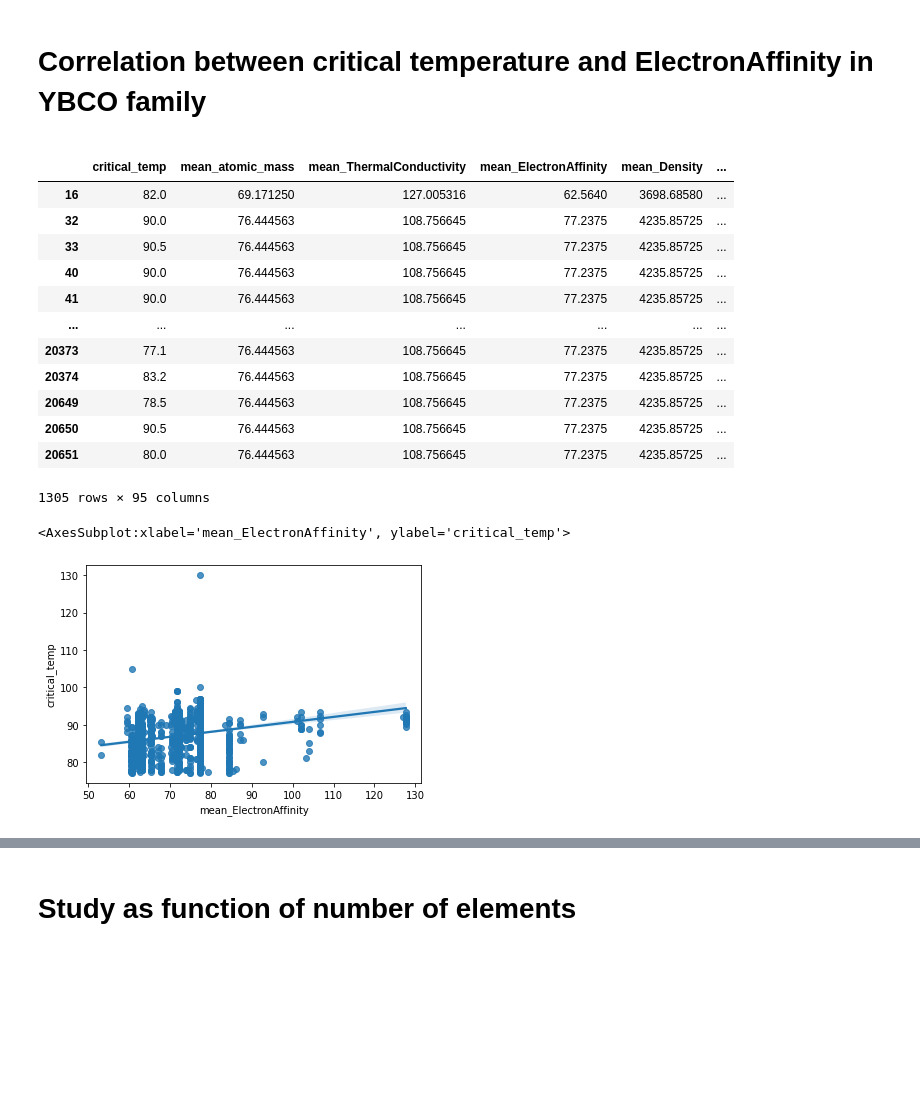
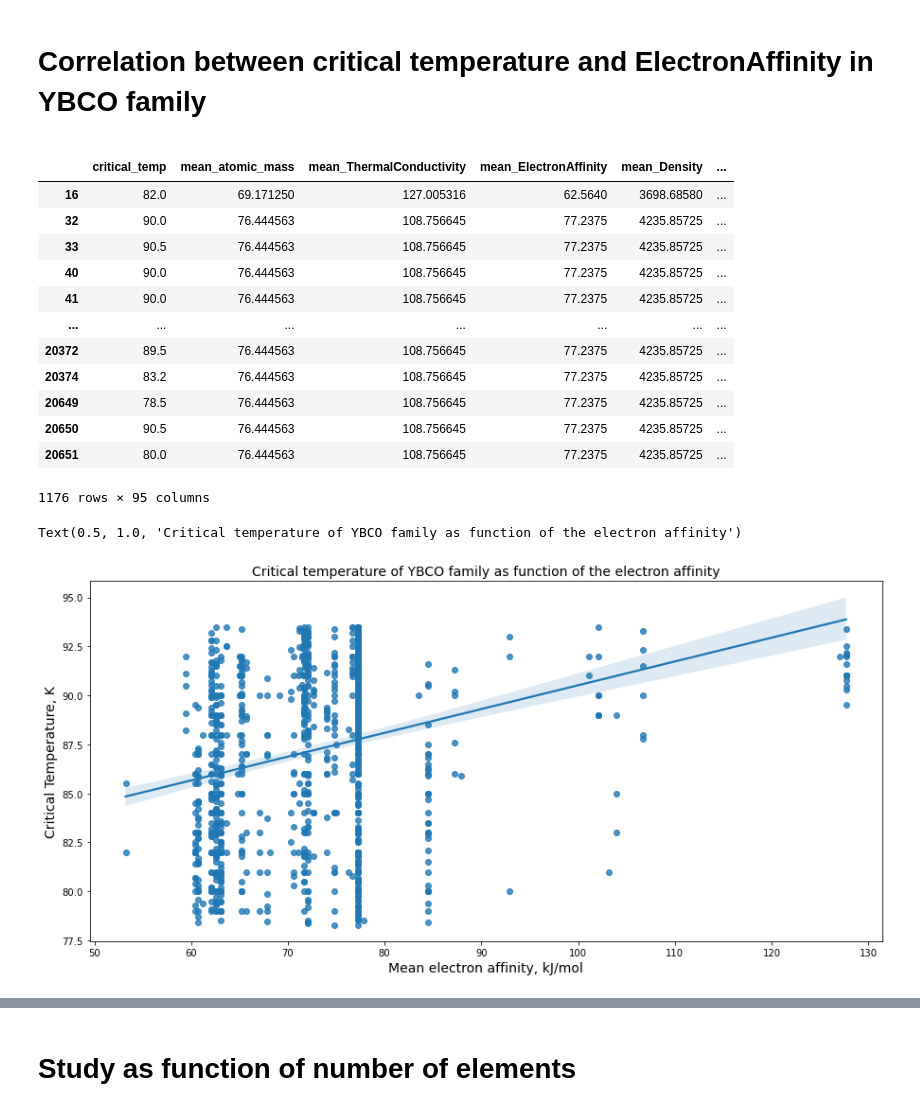
Before and after one commit to JoseBCN91/ITACADEMY-, a Jupyter notebook: Sprint5/hipotesis_testing/T05 M01.ipynb, the cells around one changed output, grey strips where cells are left out. Cells and saved outputs as stored; diff of their text form; code cells hidden in the pictures; blank space fills up the shorter version.

```diff
--- a/Sprint5/hipotesis_testing/T05 M01.ipynb
+++ b/Sprint5/hipotesis_testing/T05 M01.ipynb
@@ -299,0 +336,3 @@ Iron_family[['critical_temp','material']].sort_values(by=['critical_temp'])
+# %%
+#Removing outliers of HTS:
+YBCO=YBCO[YBCO['critical_temp'].between(YBCO['critical_temp'].quantile(.05), YBCO['critical_temp'].quantile(.95))]
@@ -367,17 +425,21 @@ YBCO
 | 40 | 90.0 | 76.444563 | 108.756645 | 77.2375 | 4235.85725 | ... |
 | 41 | 90.0 | 76.444563 | 108.756645 | 77.2375 | 4235.85725 | ... |
 | ... | ... | ... | ... | ... | ... | ... |
-| 20373 | 77.1 | 76.444563 | 108.756645 | 77.2375 | 4235.85725 | ... |
+| 20372 | 89.5 | 76.444563 | 108.756645 | 77.2375 | 4235.85725 | ... |
 | 20374 | 83.2 | 76.444563 | 108.756645 | 77.2375 | 4235.85725 | ... |
 | 20649 | 78.5 | 76.444563 | 108.756645 | 77.2375 | 4235.85725 | ... |
 | 20650 | 90.5 | 76.444563 | 108.756645 | 77.2375 | 4235.85725 | ... |
 | 20651 | 80.0 | 76.444563 | 108.756645 | 77.2375 | 4235.85725 | ... |
-1305 rows × 95 columns
+1176 rows × 95 columns
 # %%
+fig, axs = plt.subplots(nrows=1, ncols=1, figsize=(15,7))
 sns.regplot(data=YBCO, x='mean_ElectronAffinity',y='critical_temp')
+axs.set_ylabel('Critical Temperature, K', fontsize=14)
+axs.set_xlabel('Mean electron affinity, kJ/mol', fontsize=14)
+axs.set_title('Critical temperature of YBCO family as function of the electron affinity', fontsize=14)
 # %% [output]
-<AxesSubplot:xlabel='mean_ElectronAffinity', ylabel='critical_temp'>
+Text(0.5, 1.0, 'Critical temperature of YBCO family as function of the electron affinity')
-[figure, old version]
+[figure, new version]
 # %% [markdown]
 ### Hypothesis contrast
 The Spearman rank-order correlation coefficient is a nonparametric measure of the monotonicity of the relationship between two datasets. Unlike the Pearson correlation, the Spearman correlation does not assume that both datasets are normally distributed. Like other correlation coefficients, this one varies between -1 and +1 with 0 implying no correlation. Correlations of -1 or +1 imply an exact monotonic relationship. Positive correlations imply that as x increases, so does y. Negative correlations imply that as x increases, y decreases.
```
Also changed, not shown: parts of 23 cells of this notebook.
